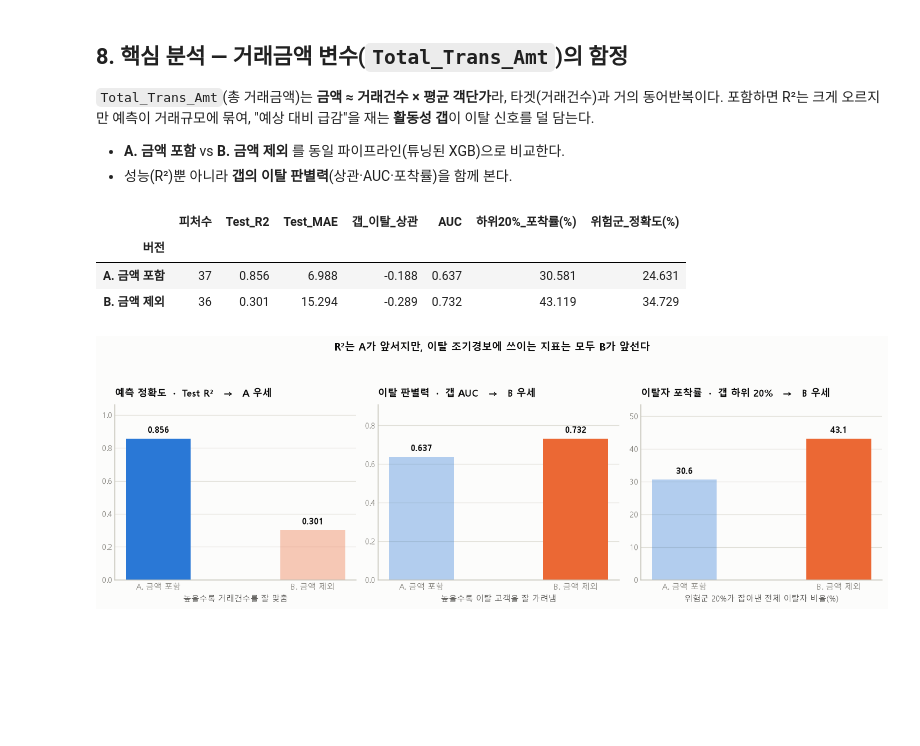
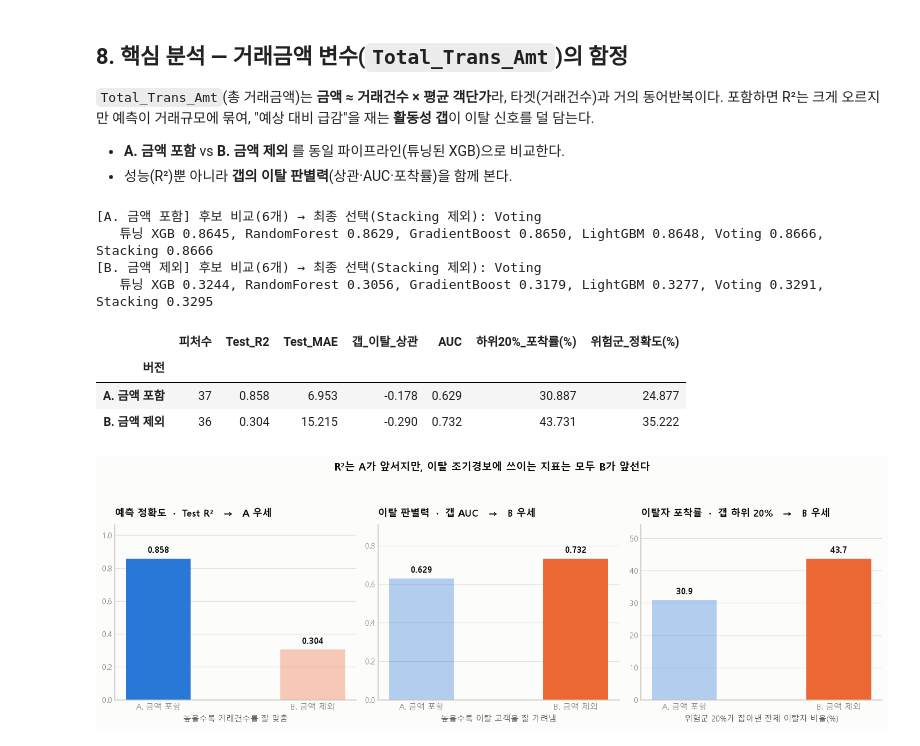
Before and after one commit to SKN-34-castleuk/SKN34-2nd-4Team, a Jupyter notebook: notebooks/04_regression_final.ipynb, the cells around one changed output. Cells and saved outputs as stored; diff of their text form; code cells hidden in the pictures; blank space fills up the shorter version.

```diff
--- a/notebooks/04_regression_final.ipynb
+++ b/notebooks/04_regression_final.ipynb
@@ -422,40 +422,86 @@ fig.tight_layout(); plt.show()
 - **A. 금액 포함** vs **B. 금액 제외** 를 동일 파이프라인(튜닝된 XGB)으로 비교한다.
 - 성능(R²)뿐 아니라 **갭의 이탈 판별력**(상관·AUC·포착률)을 함께 본다.
 # %%
-def train_xgb(drop_amount):
+from sklearn.base import clone
+from sklearn.model_selection import KFold, cross_val_predict
+
+# OOF(Out-Of-Fold)에서 내부 교차검증이 중첩되면 무너지는 Stacking은 '최종 선택 후보'에서 제외한다.
+# 단, 성능 비교표에는 그대로 남겨 "Val에선 좋아 보여도 전체 적용엔 부적합"을 보여준다.
+OOF_SAFE = {"튜닝 XGB", "RandomForest", "GradientBoost", "LightGBM", "Voting"}
+
+def build_candidates(Xtr_, ytr_):
+    """6개 후보를 모두 Train에서 학습해 dict로 돌려준다 (5번 앙상블 섹션과 동일 구성).
+    태스크별 X가 다르므로 XGB_BEST 파라미터로 통일해 재학습한다."""
+    xgb_t  = XGBRegressor(**XGB_BEST).fit(Xtr_, ytr_)
+    rf_t   = RandomForestRegressor(n_estimators=150, random_state=42).fit(Xtr_, ytr_)
+    gbr_t  = GradientBoostingRegressor(n_estimators=150, max_depth=4, learning_rate=0.03, random_state=42).fit(Xtr_, ytr_)
+    lgbm_t = LGBMRegressor(n_estimators=150, max_depth=5, learning_rate=0.05, random_state=42, verbose=-1).fit(Xtr_, ytr_)
+    base   = [("xgb", xgb_t), ("rf", rf_t), ("gbr", gbr_t), ("lgbm", lgbm_t)]
+    voting   = VotingRegressor(base).fit(Xtr_, ytr_)
+    stacking = StackingRegressor(estimators=base, final_estimator=Ridge(alpha=1.0), cv=3).fit(Xtr_, ytr_)
+    return {"튜닝 XGB": xgb_t, "RandomForest": rf_t, "GradientBoost": gbr_t,
+            "LightGBM": lgbm_t, "Voting": voting, "Stacking": stacking}
+
+def make_estimator(name):
+    """이름으로 '학습 안 된' 추정기를 새로 만든다 (OOF·최종재학습용)."""
+    xgb_t  = XGBRegressor(**XGB_BEST)
+    rf_t   = RandomForestRegressor(n_estimators=150, random_state=42)
+    gbr_t  = GradientBoostingRegressor(n_estimators=150, max_depth=4, learning_rate=0.03, random_state=42)
+    lgbm_t = LGBMRegressor(n_estimators=150, max_depth=5, learning_rate=0.05, random_state=42, verbose=-1)
+    base   = [("xgb", xgb_t), ("rf", rf_t), ("gbr", gbr_t), ("lgbm", lgbm_t)]
+    table = {"튜닝 XGB": xgb_t, "RandomForest": rf_t, "GradientBoost": gbr_t,
+             "LightGBM": lgbm_t, "Voting": VotingRegressor(base),
+             "Stacking": StackingRegressor(estimators=base, final_estimator=Ridge(alpha=1.0), cv=3)}
+    return table[name]
+
+def train_best(drop_amount):
+    """태스크(A/B)에서 6개 후보를 비교하되, 최종 선택은 OOF-안전 후보 중 Val 최고로 한다.
+    Stacking은 비교표에는 남고 최종 선택에서만 빠진다."""
     Xf = make_features(drop_amount=drop_amount, fe=True)
-    a,b,c,d_,e,f,_,_ = split_60_20_20(Xf)
-    m = XGBRegressor(**XGB_BEST).fit(a, d_)
-    return m, Xf, (a,b,c,d_,e,f)
+    a,b,c,d_,e,f,_,_ = split_60_20_20(Xf)          # a=Xtr b=Xva c=Xte d_=ytr e=yva f=yte
+    cands = build_candidates(a, d_)
+    val_scores = {n: r2_score(e, m.predict(b)) for n, m in cands.items()}   # 표시는 6개 전부
+    safe_scores = {n: s for n, s in val_scores.items() if n in OOF_SAFE}    # 선택은 안전 후보만
+    best_name = max(safe_scores, key=safe_scores.get)
+    return cands[best_name], best_name, val_scores, Xf, (a,b,c,d_,e,f)
 
 def gap_metrics(model, Xte_, yte_):
     pred = model.predict(Xte_)
     gap = yte_.values - pred
     churn = df.loc[Xte_.index, "Target"].values
     thr = np.quantile(gap, 0.2); flag = gap <= thr
     return {
         "Test_R2": r2_score(yte_, pred),
         "Test_MAE": mean_absolute_error(yte_, pred),
         "갭_이탈_상관": np.corrcoef(gap, churn)[0,1],
         "AUC": roc_auc_score(churn, -gap),
         "하위20%_포착률(%)": churn[flag].sum()/churn.sum()*100,
         "위험군_정확도(%)": churn[flag].mean()*100,
     }, pd.DataFrame({"실제_거래건수": yte_.values, "예측_거래건수": pred,
                      "활동성_갭": gap, "실제_이탈여부": churn}, index=Xte_.index)
 
-model_A, X_Aall, spA = train_xgb(drop_amount=False)   # 금액 포함
-model_B, X_Ball, spB = train_xgb(drop_amount=True)    # 금액 제외
+model_A, best_A, scores_A, X_Aall, spA = train_best(drop_amount=False)   # 금액 포함
+model_B, best_B, scores_B, X_Ball, spB = train_best(drop_amount=True)    # 금액 제외
+print(f"[A. 금액 포함] 후보 비교(6개) → 최종 선택(Stacking 제외): {best_A}")
+print("   " + ", ".join(f"{k} {v:.4f}" for k, v in scores_A.items()))
+print(f"[B. 금액 제외] 후보 비교(6개) → 최종 선택(Stacking 제외): {best_B}")
+print("   " + ", ".join(f"{k} {v:.4f}" for k, v in scores_B.items()))
+
 mA, gap_A = gap_metrics(model_A, spA[2], spA[5])
 mB, gap_B = gap_metrics(model_B, spB[2], spB[5])
 
 compare = pd.DataFrame([{"버전":"A. 금액 포함", "피처수":X_Aall.shape[1], **mA},
                         {"버전":"B. 금액 제외", "피처수":X_Ball.shape[1], **mB}]).set_index("버전")
 display(compare.round(3))
 # %% [output]
+[A. 금액 포함] 후보 비교(6개) → 최종 선택(Stacking 제외): Voting
+   튜닝 XGB 0.8645, RandomForest 0.8629, GradientBoost 0.8650, LightGBM 0.8648, Voting 0.8666, Stacking 0.8666
+[B. 금액 제외] 후보 비교(6개) → 최종 선택(Stacking 제외): Voting
+   튜닝 XGB 0.3244, RandomForest 0.3056, GradientBoost 0.3179, LightGBM 0.3277, Voting 0.3291, Stacking 0.3295
 |  | 피처수 | Test_R2 | Test_MAE | 갭_이탈_상관 | AUC | 하위20%_포착률(%) | 위험군_정확도(%) |
 | 버전 |  |  |  |  |  |  |  |
-| A. 금액 포함 | 37 | 0.856 | 6.988 | -0.188 | 0.637 | 30.581 | 24.631 |
-| B. 금액 제외 | 36 | 0.301 | 15.294 | -0.289 | 0.732 | 43.119 | 34.729 |
+| A. 금액 포함 | 37 | 0.858 | 6.953 | -0.178 | 0.629 | 30.887 | 24.877 |
+| B. 금액 제외 | 36 | 0.304 | 15.215 | -0.290 | 0.732 | 43.731 | 35.222 |
 # %%
 # ── A vs B: 정확도 지표 하나와 조기경보 지표 둘을 나란히 ────────────────────────
 # 척도가 다르므로 한 축에 겹치지 않고 패널을 나눈다(이중 축 금지). 색은 A=파랑, B=주황 고정.
```
Also changed, not shown: parts of 8 cells of this notebook, 8 other files.
